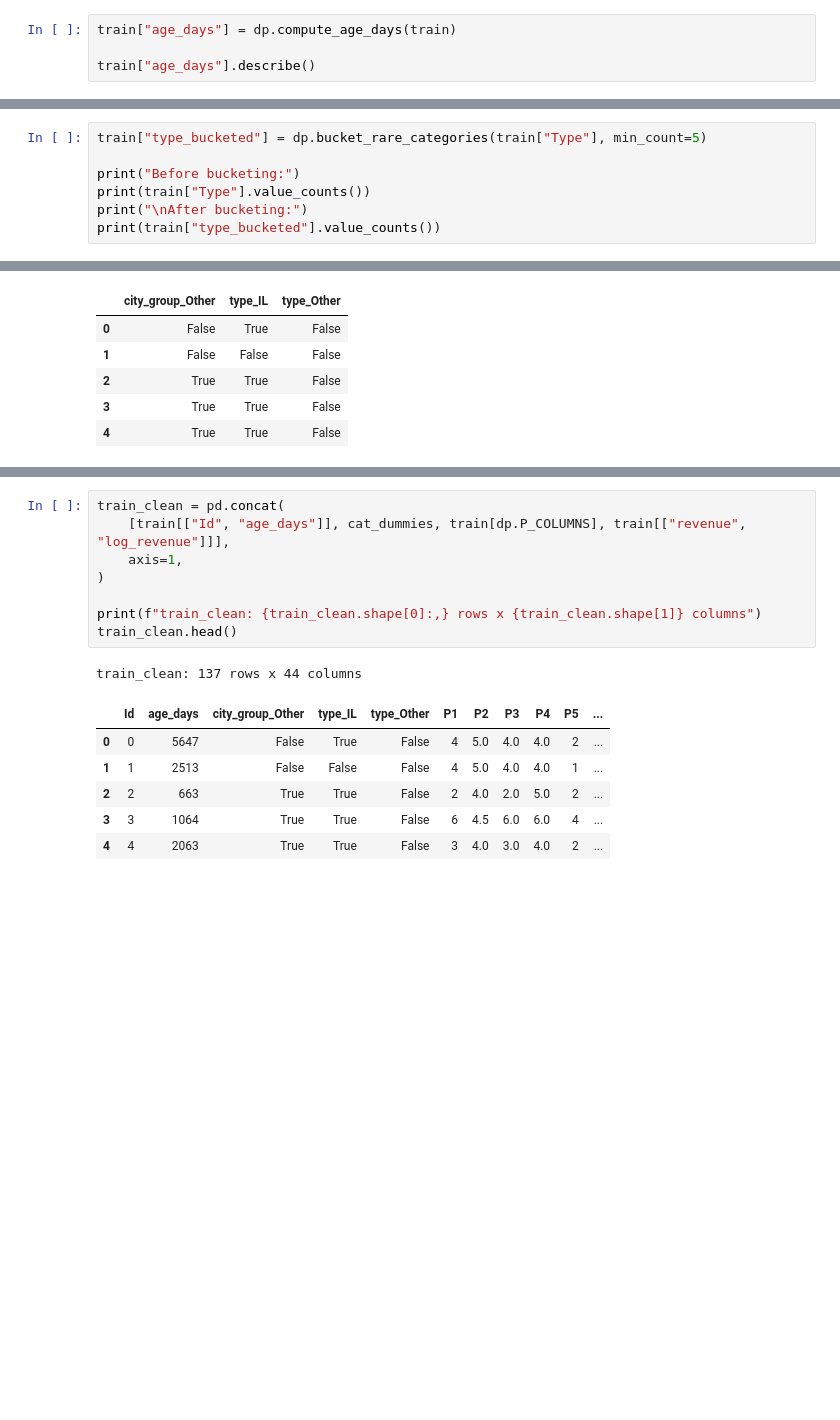
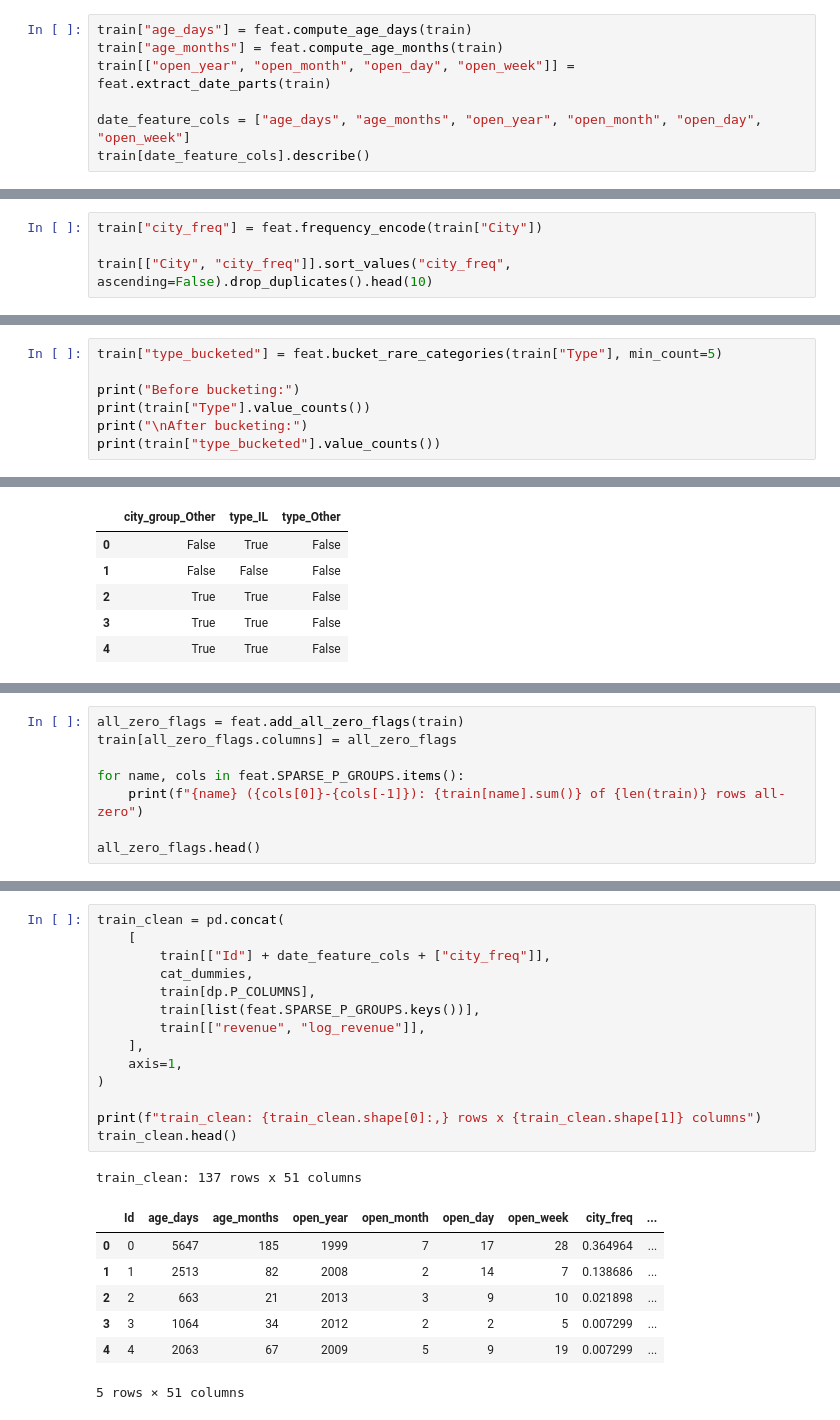
Before and after one commit to raqueljolis/tfi-revenue-case, a Jupyter notebook: notebooks/02_cleaning_features.ipynb, the cells around one changed output, grey strips where cells are left out. Cells and saved outputs as stored; diff of their text form; blank space fills up the shorter version.

```diff
--- a/notebooks/02_cleaning_features.ipynb
+++ b/notebooks/02_cleaning_features.ipynb
@@ -57,5 +67,8 @@ Adding `age_days` as a variable
 # %%
-train["age_days"] = dp.compute_age_days(train)
+train["age_days"] = feat.compute_age_days(train)
+train["age_months"] = feat.compute_age_months(train)
+train[["open_year", "open_month", "open_day", "open_week"]] = feat.extract_date_parts(train)
 
-train["age_days"].describe()
+date_feature_cols = ["age_days", "age_months", "open_year", "open_month", "open_day", "open_week"]
+train[date_feature_cols].describe()
 # %% [output]
@@ -77,3 +93,7 @@ Name: age_days, dtype: float64
 - `Type` has a singleton `DT` category. Left as-is, a train/validation split could easily put
   that one row on the wrong side and produce an unseen category. It's bucketed into `Other`
   before one-hot encoding.
+# %%
+train["city_freq"] = feat.frequency_encode(train["City"])
+
+train[["City", "city_freq"]].sort_values("city_freq", ascending=False).drop_duplicates().head(10)
@@ -80,5 +112,5 @@ Name: age_days, dtype: float64
 # %%
-train["type_bucketed"] = dp.bucket_rare_categories(train["Type"], min_count=5)
+train["type_bucketed"] = feat.bucket_rare_categories(train["Type"], min_count=5)
 
 print("Before bucketing:")
 print(train["Type"].value_counts())
@@ -123,0 +153,8 @@ through unchanged.
+# %%
+all_zero_flags = feat.add_all_zero_flags(train)
+train[all_zero_flags.columns] = all_zero_flags
+
+for name, cols in feat.SPARSE_P_GROUPS.items():
+    print(f"{name} ({cols[0]}-{cols[-1]}): {train[name].sum()} of {len(train)} rows all-zero")
+
+all_zero_flags.head()
@@ -131,17 +176,24 @@ columns.
 # %%
 train_clean = pd.concat(
-    [train[["Id", "age_days"]], cat_dummies, train[dp.P_COLUMNS], train[["revenue", "log_revenue"]]],
+    [
+        train[["Id"] + date_feature_cols + ["city_freq"]],
+        cat_dummies,
+        train[dp.P_COLUMNS],
+        train[list(feat.SPARSE_P_GROUPS.keys())],
+        train[["revenue", "log_revenue"]],
+    ],
     axis=1,
 )
 
 print(f"train_clean: {train_clean.shape[0]:,} rows x {train_clean.shape[1]} columns")
 train_clean.head()
 # %% [output]
-train_clean: 137 rows x 44 columns
+train_clean: 137 rows x 51 columns
-|  | Id | age_days | city_group_Other | type_IL | type_Other | P1 | P2 | P3 | P4 | P5 | ... |
-| 0 | 0 | 5647 | False | True | False | 4 | 5.0 | 4.0 | 4.0 | 2 | ... |
-| 1 | 1 | 2513 | False | False | False | 4 | 5.0 | 4.0 | 4.0 | 1 | ... |
-| 2 | 2 | 663 | True | True | False | 2 | 4.0 | 2.0 | 5.0 | 2 | ... |
-| 3 | 3 | 1064 | True | True | False | 6 | 4.5 | 6.0 | 6.0 | 4 | ... |
-| 4 | 4 | 2063 | True | True | False | 3 | 4.0 | 3.0 | 4.0 | 2 | ... |
+|  | Id | age_days | age_months | open_year | open_month | open_day | open_week | city_freq | ... |
+| 0 | 0 | 5647 | 185 | 1999 | 7 | 17 | 28 | 0.364964 | ... |
+| 1 | 1 | 2513 | 82 | 2008 | 2 | 14 | 7 | 0.138686 | ... |
+| 2 | 2 | 663 | 21 | 2013 | 3 | 9 | 10 | 0.021898 | ... |
+| 3 | 3 | 1064 | 34 | 2012 | 2 | 2 | 5 | 0.007299 | ... |
+| 4 | 4 | 2063 | 67 | 2009 | 5 | 9 | 19 | 0.007299 | ... |
+5 rows × 51 columns
 # %%
```
Also changed, not shown: parts of 14 cells of this notebook, 9 other files.
